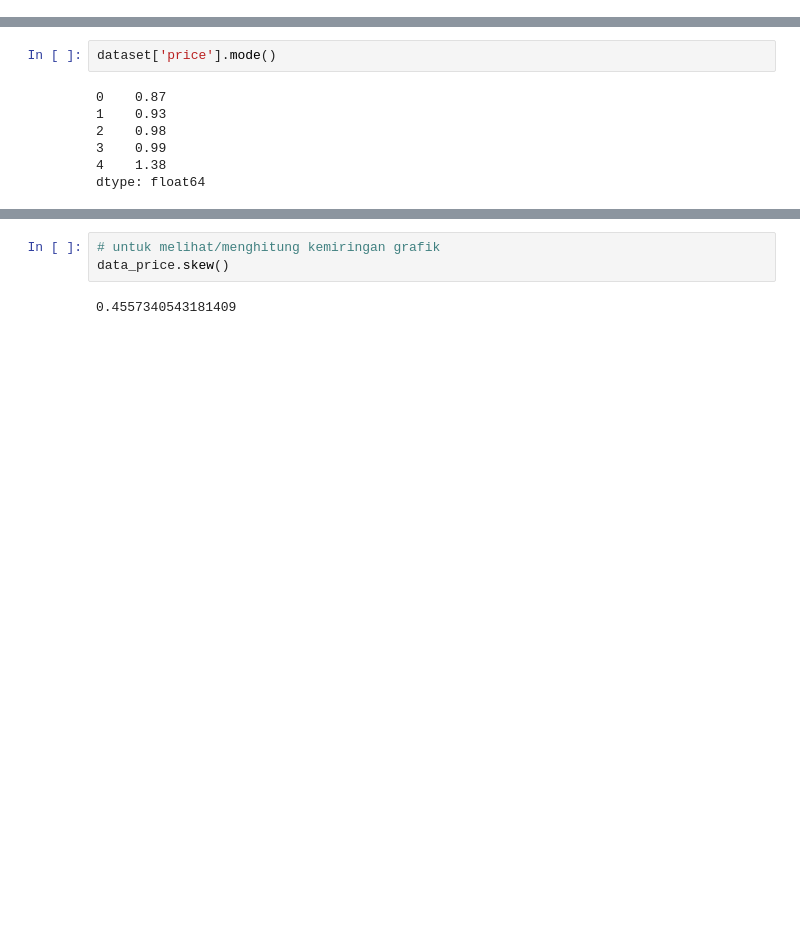
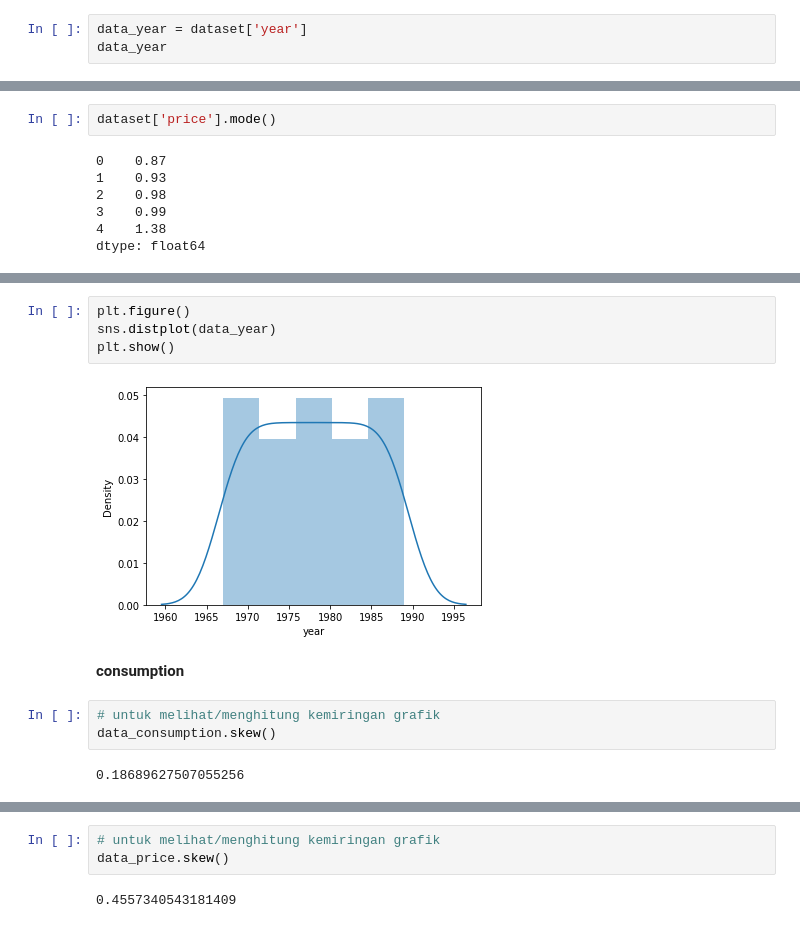
Before and after one commit to alisaSugiarti/datamining, a Jupyter notebook: _sources/Tugas 1.ipynb, the cells around one changed output, grey strips where cells are left out. Cells and saved outputs as stored; diff of their text form; blank space fills up the shorter version.

```diff
--- a/_sources/Tugas 1.ipynb
+++ b/_sources/Tugas 1.ipynb
@@ -39,0 +67,3 @@ memory usage: 12.0+ KB
+# %%
+data_year = dataset['year']
+data_year
@@ -82,0 +478,13 @@ dtype: float64
+# %%
+plt.figure()
+sns.distplot(data_year)
+plt.show()
+# %% [output]
+[figure, added]
+# %% [markdown]
+**consumption**
+# %%
+# untuk melihat/menghitung kemiringan grafik
+data_consumption.skew()
+# %% [output]
+0.18689627507055256
```
Also changed, not shown: parts of 104 cells of this notebook, 12 other files.
